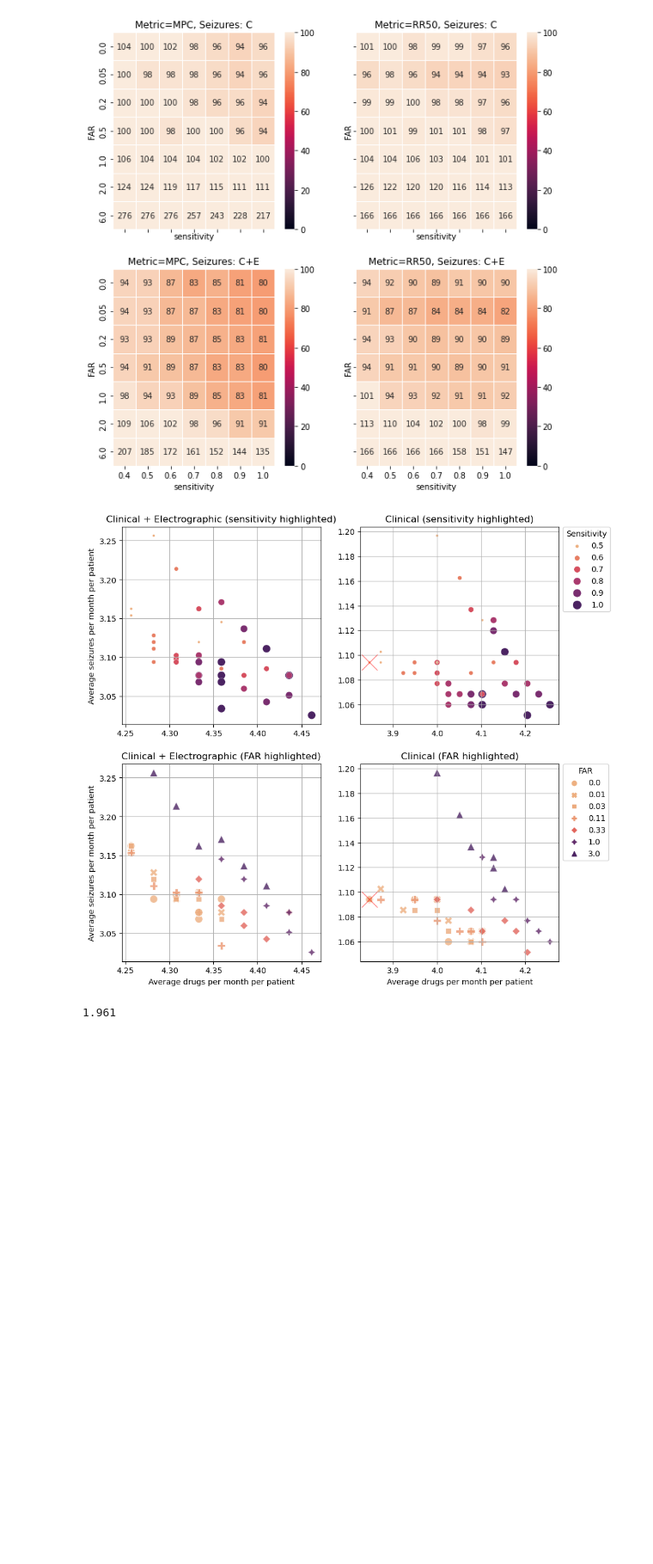
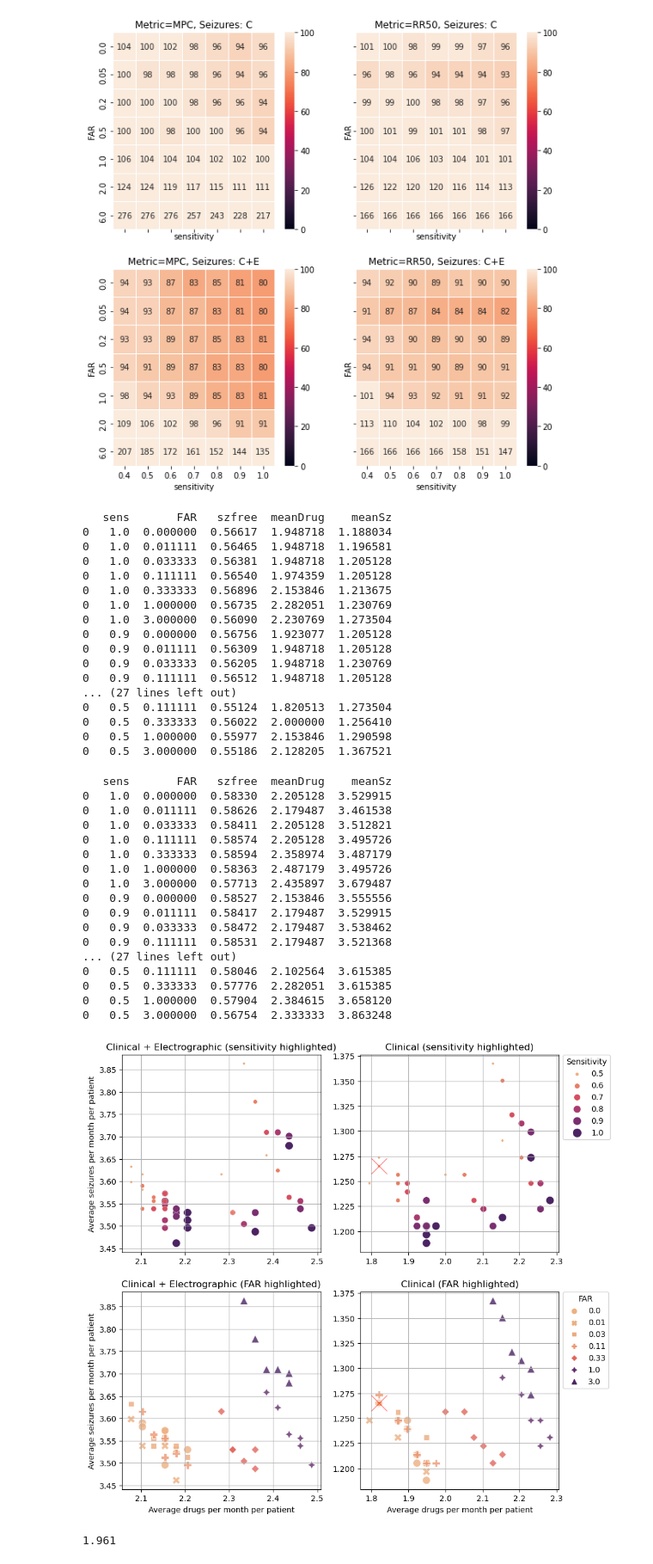
Before and after one commit to GoldenholzLab/WEARsimulator, a Jupyter notebook: wear-paper-v3.ipynb, the cells around one changed output. Shown: that part at 86% size. Drawn from its saved outputs; the diff is of its cells as text; code cells hidden in the pictures; blank space fills up the shorter version.

```diff
--- a/wear-paper-v3.ipynb
+++ b/wear-paper-v3.ipynb
@@ -16,16 +16,50 @@ Inflater = 0.6666666666666666
 # %%
 # CASE 2: Clinic simulation
 
 %reload_ext autoreload
 %autoreload 2
 import numpy as np
 from weargroup_v2 import do_some_sets,plot_the_clinic_sets
 N = 100000
 df = do_some_sets(inflater=2/3,sLIST = [1,.9,.8,.7,.6,.5],fLIST= [ 0,1/90,3/90,10/90,30/90,1,3 ],N=N,NOFIG=True,fn='clinicMonster.csv',clinTF=True)
 dfi = do_some_sets(inflater=2/3,sLIST = [1,.9,.8,.7,.6,.5],fLIST= [ 0,1/90,3/90,10/90,30/90,1,3 ],N=N,NOFIG=True,fn='clinicMonster_i.csv',clinTF=False)
-plot_the_clinic_sets('clinicMonster.csv','clinicMonster_i.csv','Fig2-clinic_case-v2.tif')
+plot_the_clinic_sets('clinicMonster.csv','clinicMonster_i.csv','Fig2-clinic_case-v3.tif')
 # %% [output]
+   sens       FAR   szfree  meanDrug    meanSz
+0   1.0  0.000000  0.56617  1.948718  1.188034
+0   1.0  0.011111  0.56465  1.948718  1.196581
+0   1.0  0.033333  0.56381  1.948718  1.205128
+0   1.0  0.111111  0.56540  1.974359  1.205128
+0   1.0  0.333333  0.56896  2.153846  1.213675
+0   1.0  1.000000  0.56735  2.282051  1.230769
+0   1.0  3.000000  0.56090  2.230769  1.273504
+0   0.9  0.000000  0.56756  1.923077  1.205128
+0   0.9  0.011111  0.56309  1.948718  1.205128
+0   0.9  0.033333  0.56205  1.948718  1.230769
+0   0.9  0.111111  0.56512  1.948718  1.205128
+... (27 lines left out)
+0   0.5  0.111111  0.55124  1.820513  1.273504
+0   0.5  0.333333  0.56022  2.000000  1.256410
+0   0.5  1.000000  0.55977  2.153846  1.290598
+0   0.5  3.000000  0.55186  2.128205  1.367521
+   sens       FAR   szfree  meanDrug    meanSz
+0   1.0  0.000000  0.58330  2.205128  3.529915
+0   1.0  0.011111  0.58626  2.179487  3.461538
+0   1.0  0.033333  0.58411  2.205128  3.512821
+0   1.0  0.111111  0.58574  2.205128  3.495726
+0   1.0  0.333333  0.58594  2.358974  3.487179
+0   1.0  1.000000  0.58363  2.487179  3.495726
+0   1.0  3.000000  0.57713  2.435897  3.679487
+0   0.9  0.000000  0.58527  2.153846  3.555556
+0   0.9  0.011111  0.58417  2.179487  3.529915
+0   0.9  0.033333  0.58472  2.179487  3.538462
+0   0.9  0.111111  0.58531  2.179487  3.521368
+... (27 lines left out)
+0   0.5  0.111111  0.58046  2.102564  3.615385
+0   0.5  0.333333  0.57776  2.282051  3.615385
+0   0.5  1.000000  0.57904  2.384615  3.658120
+0   0.5  3.000000  0.56754  2.333333  3.863248
-[figure, old version]
+[figure, new version]
 # %%
 # prove that injury case does not need FAR included
 import numpy as np
```
